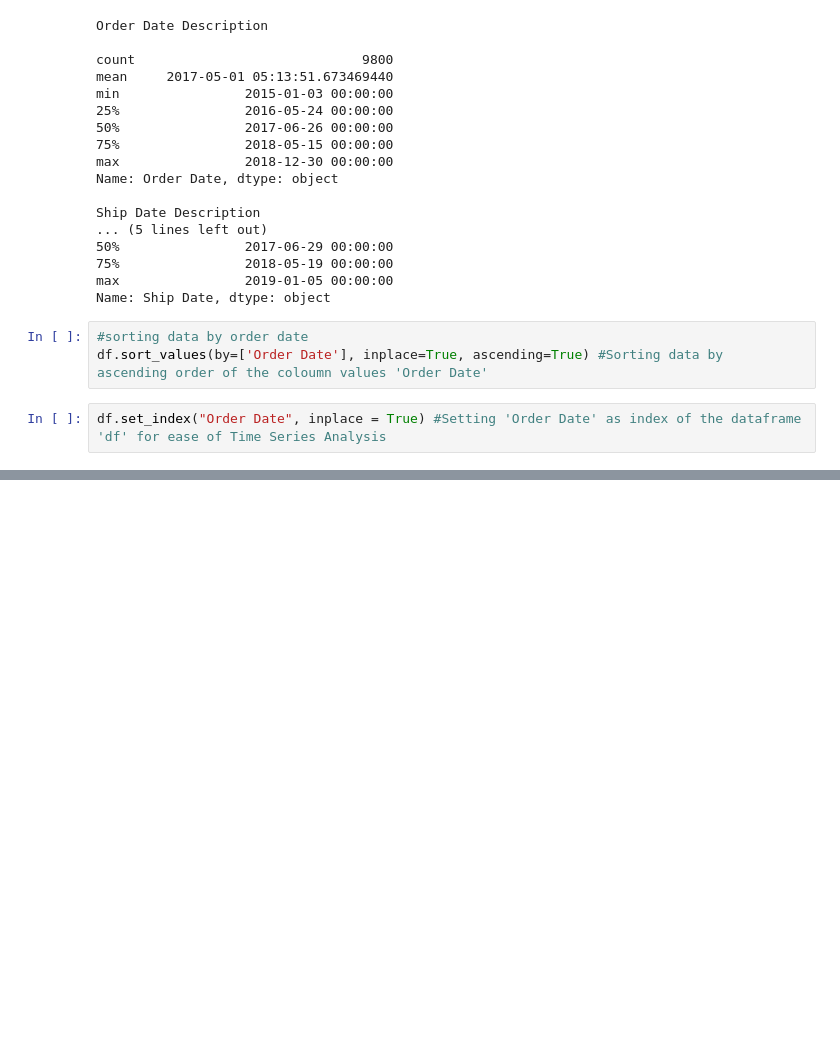
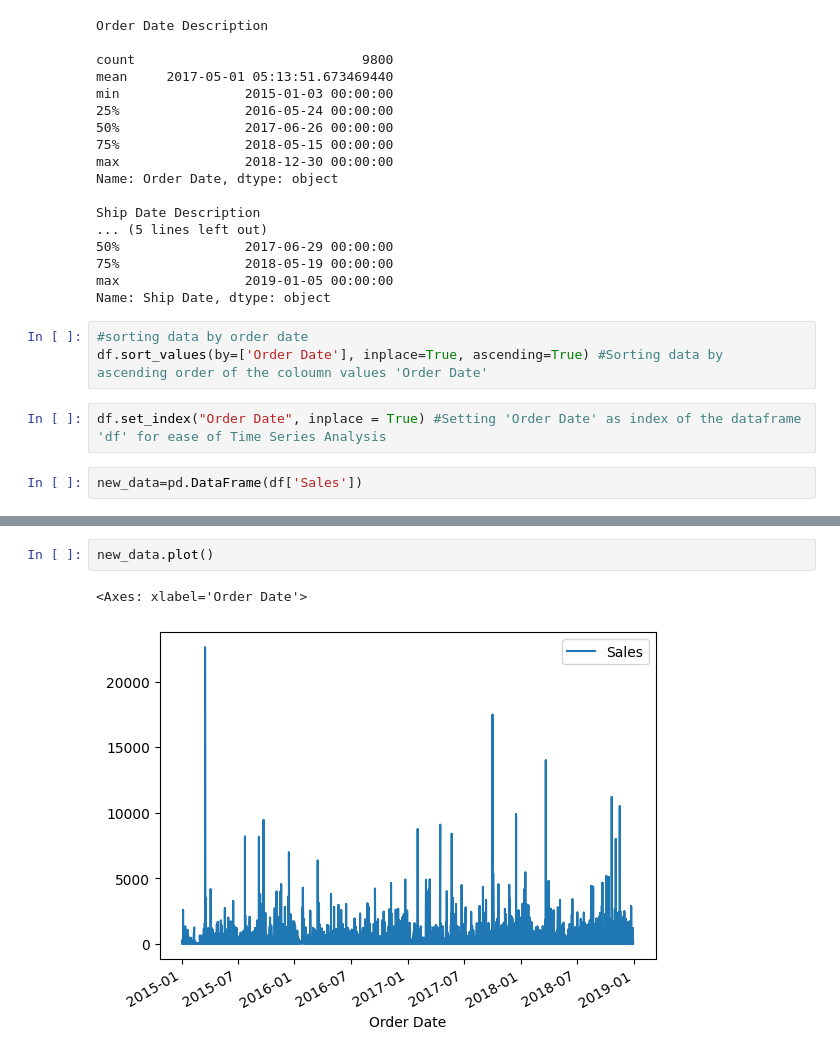
Before and after one commit to ArjunGhosh561/Sales-Forecast, a Jupyter notebook: model.ipynb, the cells around one changed output, grey strips where cells are left out. Drawn from its saved outputs; the diff is of its cells as text; blank space fills up the shorter version.

```diff
--- a/model.ipynb
+++ b/model.ipynb
@@ -193,3 +187,5 @@ Name: Ship Date, dtype: object
 df.sort_values(by=['Order Date'], inplace=True, ascending=True) #Sorting data by  ascending order of the coloumn values 'Order Date'
 # %%
 df.set_index("Order Date", inplace = True) #Setting 'Order Date' as index of the dataframe 'df' for ease of Time Series Analysis
+# %%
+new_data=pd.DataFrame(df['Sales'])
@@ -195,0 +209,5 @@ df.set_index("Order Date", inplace = True) #Setting 'Order Date' as index of the
+# %%
+new_data.plot()
+# %% [output]
+<Axes: xlabel='Order Date'>
+[figure, added]
```
Also changed, not shown: parts of 3 cells of this notebook.
